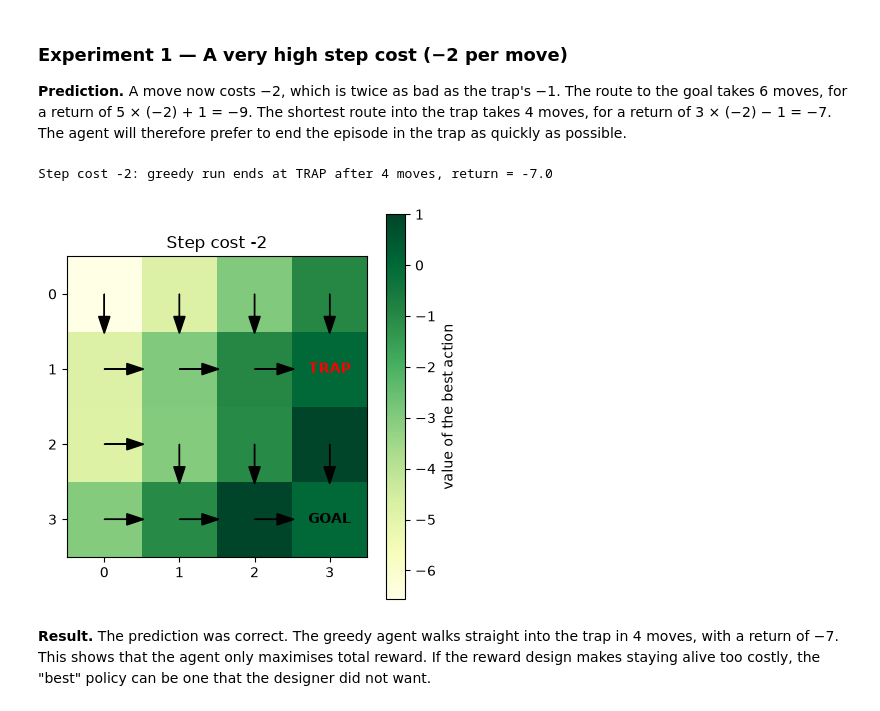
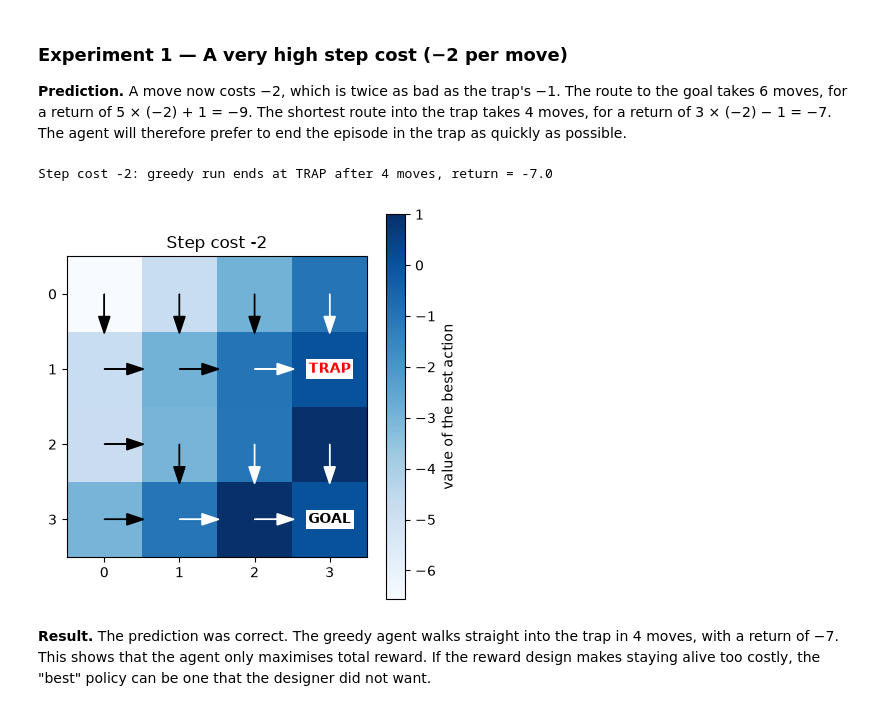
Before and after one commit to batrisyiaa/TEB3123-Machine-Learning-22006982, a Jupyter notebook: all_experiment/Lab6_reinforcement_learning.ipynb, the cells around one changed output. Saved outputs shown, nothing was run; the diff lists cells and outputs as text; code cells hidden in the pictures.

Commit message:
Lab 6: save plots, results and Q-table

```diff
--- a/all_experiment/Lab6_reinforcement_learning.ipynb
+++ b/all_experiment/Lab6_reinforcement_learning.ipynb
@@ -9,10 +9,13 @@ from pathlib import Path
 
 import matplotlib.pyplot as plt
 import numpy as np
+import pandas as pd
 
 PROJECT_ROOT = Path.cwd().parent
 MODELS = PROJECT_ROOT / "models"
 MODELS.mkdir(exist_ok=True)
+RESULTS = PROJECT_ROOT / "results" / "lab6"        # plots and result tables are saved here
+RESULTS.mkdir(parents=True, exist_ok=True)
 # %% [markdown]
 ## Part A — Tabular Q-learning in a 4×4 GridWorld
 # %%
@@ -114,25 +127,31 @@ print(policy)
  ['right' 'down' 'down' 'down']
  ['right' 'right' 'right' 'GOAL']]
 # %%
-def plot_policy(Q_table, title):
+def plot_policy(Q_table, title, save_as=None):
     values = Q_table.max(axis=2)
     plt.figure(figsize=(4.4, 4.2))
-    plt.imshow(values, cmap="YlGn")
+    plt.imshow(values, cmap="Blues")
     plt.colorbar(label="value of the best action")
     for r in range(ROWS):
         for c in range(COLS):
             if (r, c) == GOAL:
-                plt.text(c, r, "GOAL", ha="center", va="center", fontweight="bold")
+                plt.text(c, r, "GOAL", ha="center", va="center", fontweight="bold",
+                         bbox=dict(facecolor="white", edgecolor="none", pad=2))
             elif (r, c) == TRAP:
-                plt.text(c, r, "TRAP", ha="center", va="center", color="red", fontweight="bold")
+                plt.text(c, r, "TRAP", ha="center", va="center", color="red", fontweight="bold",
+                         bbox=dict(facecolor="white", edgecolor="none", pad=2))
             else:
                 dx, dy = ARROWS[ACTION_NAMES[int(np.argmax(Q_table[r, c]))]]
-                plt.arrow(c, r, 0.3 * dx, -0.3 * dy, head_width=0.15, color="black")
+                shade = (values[r, c] - values.min()) / (values.max() - values.min() + 1e-9)
+                arrow_color = "white" if shade > 0.6 else "black"   # white arrows on dark blue cells
+                plt.arrow(c, r, 0.3 * dx, -0.3 * dy, head_width=0.15, color=arrow_color)
     plt.xticks(range(COLS))
     plt.yticks(range(ROWS))
     plt.title(title)
     plt.tight_layout()
+    if save_as:
+        plt.savefig(RESULTS / save_as, dpi=150)
     plt.show()
 
-plot_policy(Q_loaded, "Greedy policy and state values")
+plot_policy(Q_loaded, "Greedy policy and state values", save_as="policy_heatmap.png")
 # %% [output]
@@ -201,13 +221,16 @@ def train_and_evaluate(step_cost=-0.04, trap=(1, 3), gamma_=0.95, decay=0.9985,
             break
     return Q_, outcome, moves, round(total, 3)
 
-def run_experiment(title, **settings):
+experiment_log = []
+
+def run_experiment(title, save_as, **settings):
     global TRAP
     old_trap = TRAP
     TRAP = settings.get("trap", (1, 3))
     Q_exp, outcome, moves, total = train_and_evaluate(**settings)
     print(f"{title}: greedy run ends at {outcome} after {moves} moves, return = {total}")
-    plot_policy(Q_exp, title)
+    experiment_log.append({"experiment": title, "outcome": outcome, "moves": moves, "return": total})
+    plot_policy(Q_exp, title, save_as=save_as)
     TRAP = old_trap
     return Q_exp
 # %% [markdown]
@@ -215,10 +238,10 @@ def run_experiment(title, **settings):
 
 **Prediction.** A move now costs −2, which is twice as bad as the trap's −1. The route to the goal takes 6 moves, for a return of 5 × (−2) + 1 = −9. The shortest route into the trap takes 4 moves, for a return of 3 × (−2) − 1 = −7. The agent will therefore prefer to end the episode in the trap as quickly as possible.
 # %%
-Q_cost = run_experiment("Step cost -2", step_cost=-2.0)
+Q_cost = run_experiment("Step cost -2", "exp1_step_cost.png", step_cost=-2.0)
 # %% [output]
 Step cost -2: greedy run ends at TRAP after 4 moves, return = -7.0
-[figure, old version]
+[figure, new version]
 # %% [markdown]
 **Result.** The prediction was correct. The greedy agent walks straight into the trap in 4 moves, with a return of −7. This shows that the agent only maximises total reward. If the reward design makes staying alive too costly, the "best" policy can be one that the designer did not want.
 # %% [markdown]
```
Also changed, not shown: parts of 9 cells of this notebook, 9 other files.
